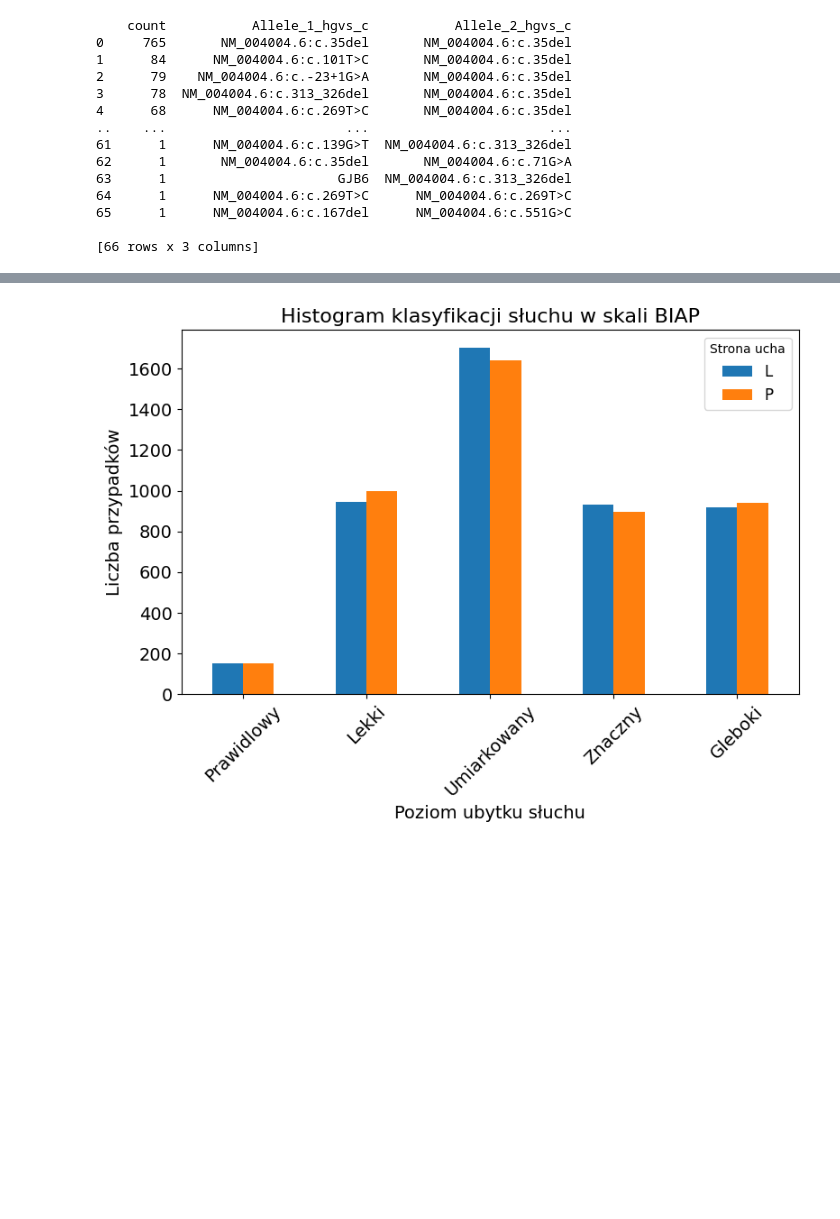
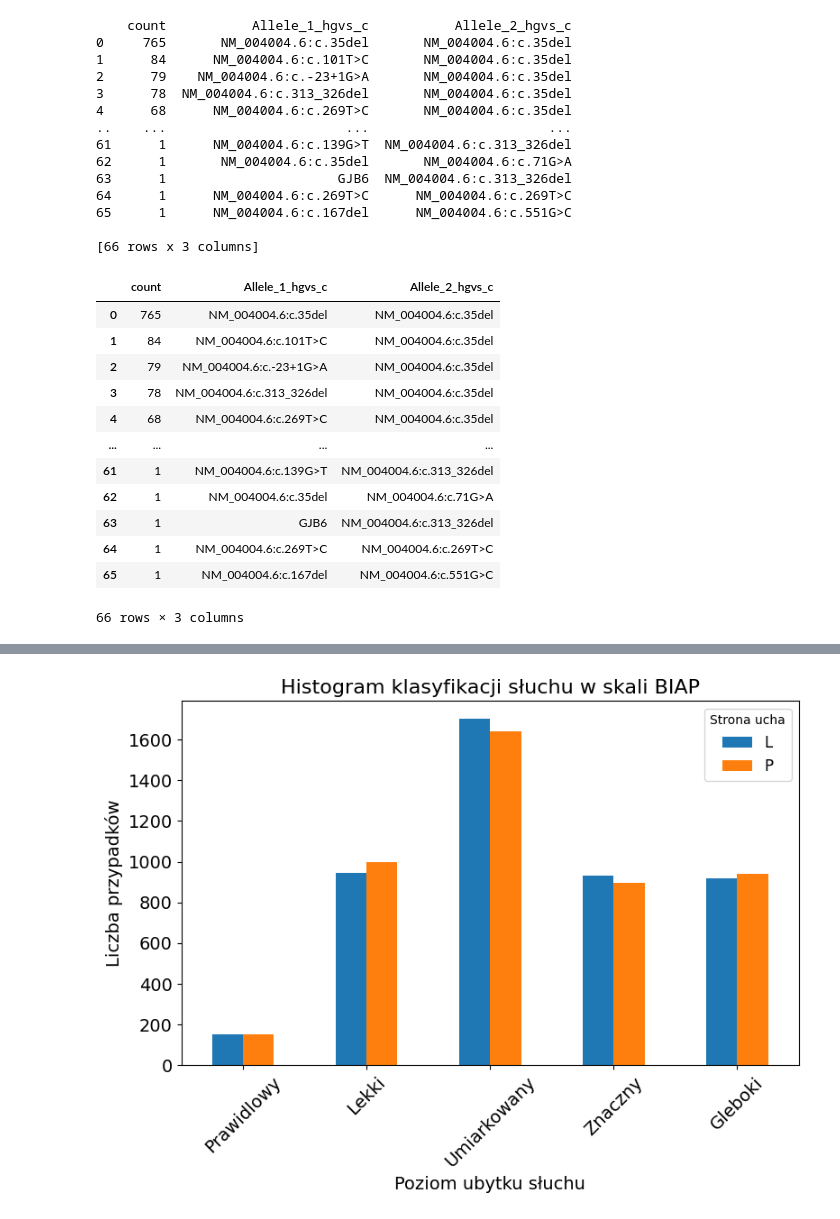
Before and after one commit to maria0026/GeneHearing, a Jupyter notebook: notebooks/data_info.ipynb, the cells around one changed output, grey strips where cells are left out. Cells and saved outputs as stored; diff of their text form; code cells hidden in the pictures; blank space fills up the shorter version.

```diff
--- a/notebooks/data_info.ipynb
+++ b/notebooks/data_info.ipynb
@@ -71,6 +71,22 @@ mytable.to_csv("results/pary_zliczone.csv", sep=';')
 65      1      NM_004004.6:c.167del      NM_004004.6:c.551G>C
 
 [66 rows x 3 columns]
+# %%
+mytable
+# %% [output]
+|  | count | Allele_1_hgvs_c | Allele_2_hgvs_c |
+| 0 | 765 | NM_004004.6:c.35del | NM_004004.6:c.35del |
+| 1 | 84 | NM_004004.6:c.101T>C | NM_004004.6:c.35del |
+| 2 | 79 | NM_004004.6:c.-23+1G>A | NM_004004.6:c.35del |
+| 3 | 78 | NM_004004.6:c.313_326del | NM_004004.6:c.35del |
+| 4 | 68 | NM_004004.6:c.269T>C | NM_004004.6:c.35del |
+| ... | ... | ... | ... |
+| 61 | 1 | NM_004004.6:c.139G>T | NM_004004.6:c.313_326del |
+| 62 | 1 | NM_004004.6:c.35del | NM_004004.6:c.71G>A |
+| 63 | 1 | GJB6 | NM_004004.6:c.313_326del |
+| 64 | 1 | NM_004004.6:c.269T>C | NM_004004.6:c.269T>C |
+| 65 | 1 | NM_004004.6:c.167del | NM_004004.6:c.551G>C |
+66 rows × 3 columns
 # %%
 #zliczanie ilości alleli
 allele = pd.concat([df['Allele_1_hgvs_c'], df['Allel_2_hgvs_c']])
```
